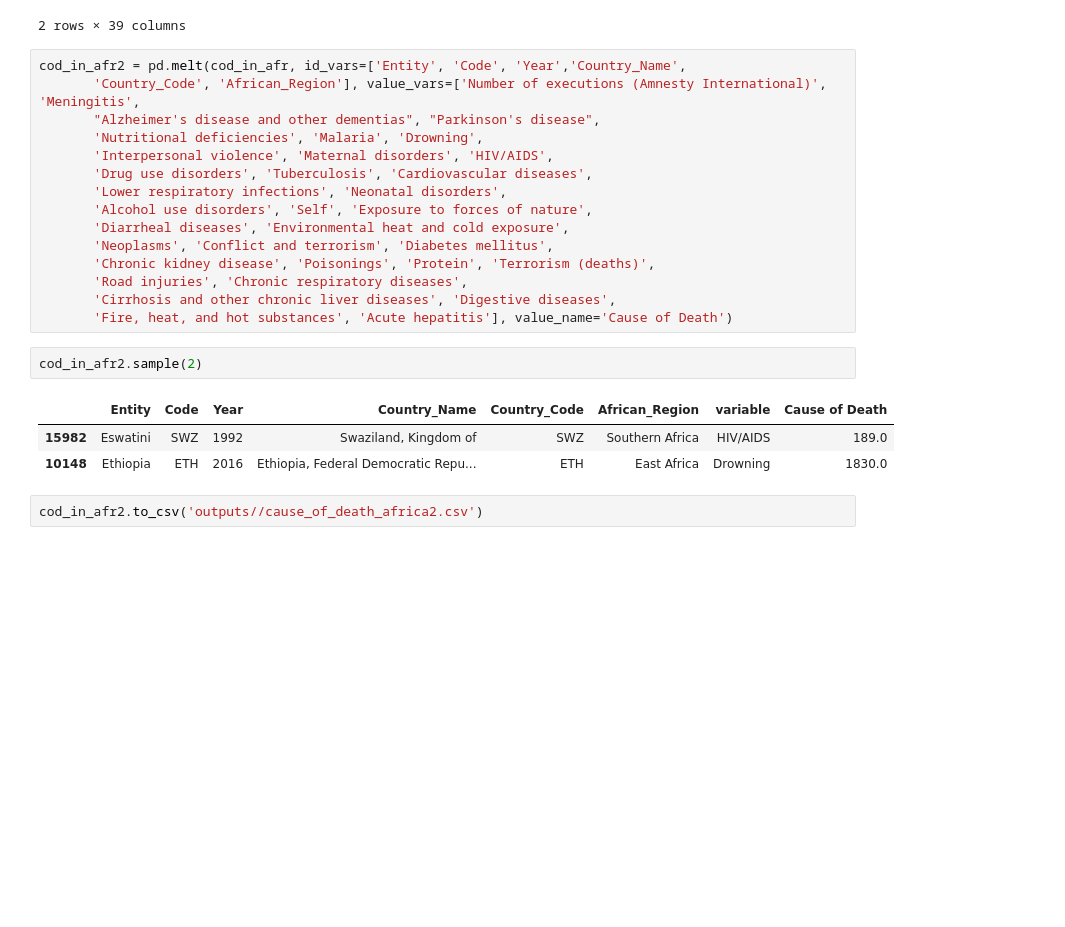
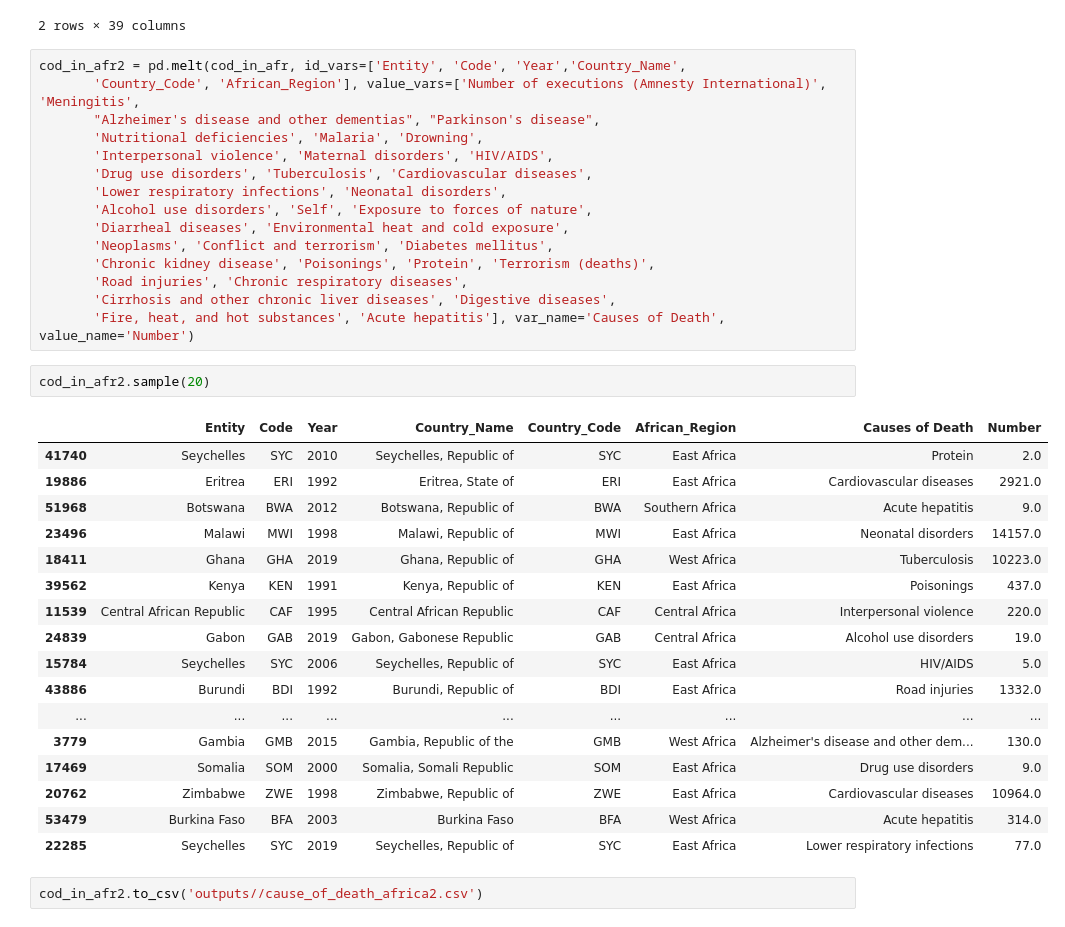
Before and after one commit to joshuaati/10AnalyticsHackaton, a Jupyter notebook: main.ipynb, the cells around one changed output. Cells and saved outputs as stored; diff of their text form; blank space fills up the shorter version.

```diff
--- a/main.ipynb
+++ b/main.ipynb
@@ -149,13 +149,27 @@ cod_in_afr2 = pd.melt(cod_in_afr, id_vars=['Entity', 'Code', 'Year','Country_Nam
        'Chronic kidney disease', 'Poisonings', 'Protein', 'Terrorism (deaths)',
        'Road injuries', 'Chronic respiratory diseases',
        'Cirrhosis and other chronic liver diseases', 'Digestive diseases',
-       'Fire, heat, and hot substances', 'Acute hepatitis'], value_name='Cause of Death')
+       'Fire, heat, and hot substances', 'Acute hepatitis'], var_name='Causes of Death', value_name='Number')
 # %%
-cod_in_afr2.sample(2)
+cod_in_afr2.sample(20)
 # %% [output]
-|  | Entity | Code | Year | Country_Name | Country_Code | African_Region | variable | Cause of Death |
-| 15982 | Eswatini | SWZ | 1992 | Swaziland, Kingdom of | SWZ | Southern Africa | HIV/AIDS | 189.0 |
-| 10148 | Ethiopia | ETH | 2016 | Ethiopia, Federal Democratic Repu... | ETH | East Africa | Drowning | 1830.0 |
+|  | Entity | Code | Year | Country_Name | Country_Code | African_Region | Causes of Death | Number |
+| 41740 | Seychelles | SYC | 2010 | Seychelles, Republic of | SYC | East Africa | Protein | 2.0 |
+| 19886 | Eritrea | ERI | 1992 | Eritrea, State of | ERI | East Africa | Cardiovascular diseases | 2921.0 |
+| 51968 | Botswana | BWA | 2012 | Botswana, Republic of | BWA | Southern Africa | Acute hepatitis | 9.0 |
+| 23496 | Malawi | MWI | 1998 | Malawi, Republic of | MWI | East Africa | Neonatal disorders | 14157.0 |
+| 18411 | Ghana | GHA | 2019 | Ghana, Republic of | GHA | West Africa | Tuberculosis | 10223.0 |
+| 39562 | Kenya | KEN | 1991 | Kenya, Republic of | KEN | East Africa | Poisonings | 437.0 |
+| 11539 | Central African Republic | CAF | 1995 | Central African Republic | CAF | Central Africa | Interpersonal violence | 220.0 |
+| 24839 | Gabon | GAB | 2019 | Gabon, Gabonese Republic | GAB | Central Africa | Alcohol use disorders | 19.0 |
+| 15784 | Seychelles | SYC | 2006 | Seychelles, Republic of | SYC | East Africa | HIV/AIDS | 5.0 |
+| 43886 | Burundi | BDI | 1992 | Burundi, Republic of | BDI | East Africa | Road injuries | 1332.0 |
+| ... | ... | ... | ... | ... | ... | ... | ... | ... |
+| 3779 | Gambia | GMB | 2015 | Gambia, Republic of the | GMB | West Africa | Alzheimer's disease and other dem... | 130.0 |
+| 17469 | Somalia | SOM | 2000 | Somalia, Somali Republic | SOM | East Africa | Drug use disorders | 9.0 |
+| 20762 | Zimbabwe | ZWE | 1998 | Zimbabwe, Republic of | ZWE | East Africa | Cardiovascular diseases | 10964.0 |
+| 53479 | Burkina Faso | BFA | 2003 | Burkina Faso | BFA | West Africa | Acute hepatitis | 314.0 |
+| 22285 | Seychelles | SYC | 2019 | Seychelles, Republic of | SYC | East Africa | Lower respiratory infections | 77.0 |
 # %%
 cod_in_afr2.to_csv('outputs//cause_of_death_africa2.csv')
 # %%
```
